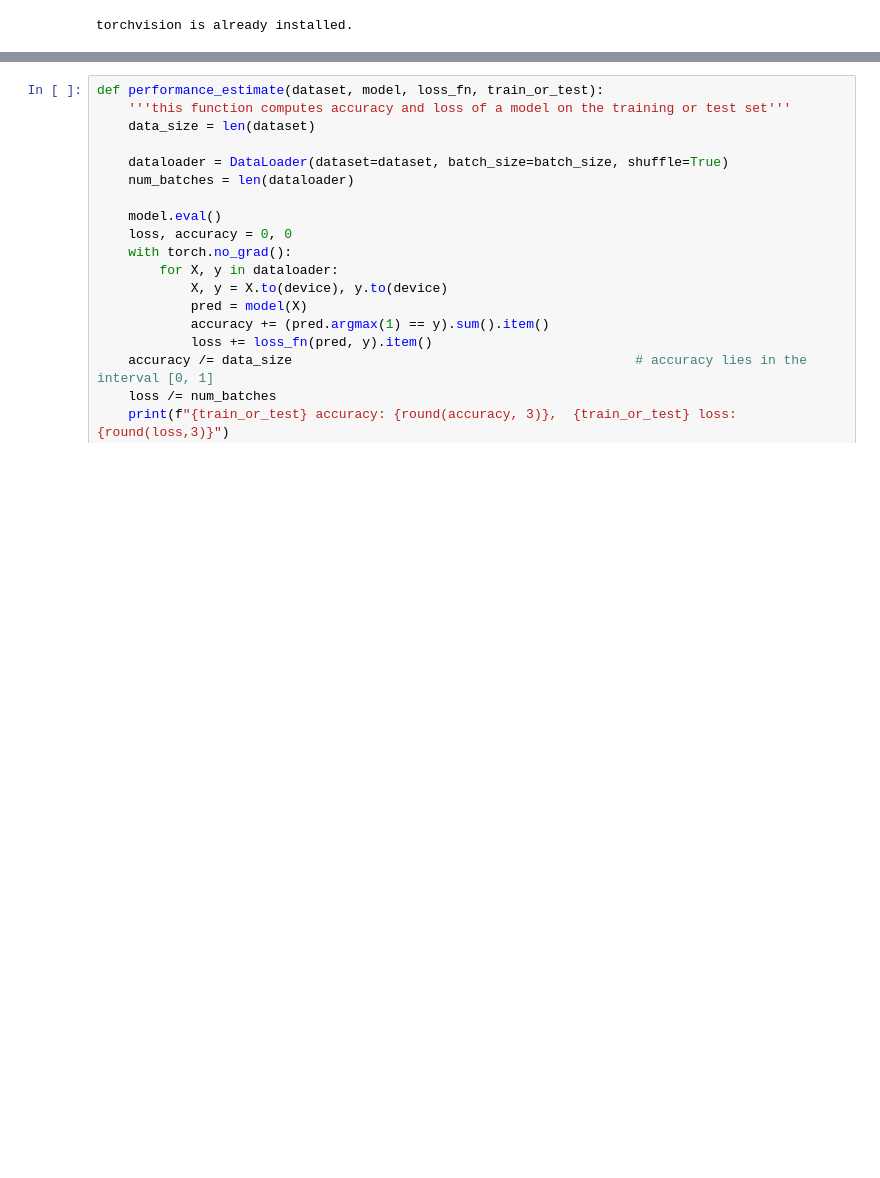
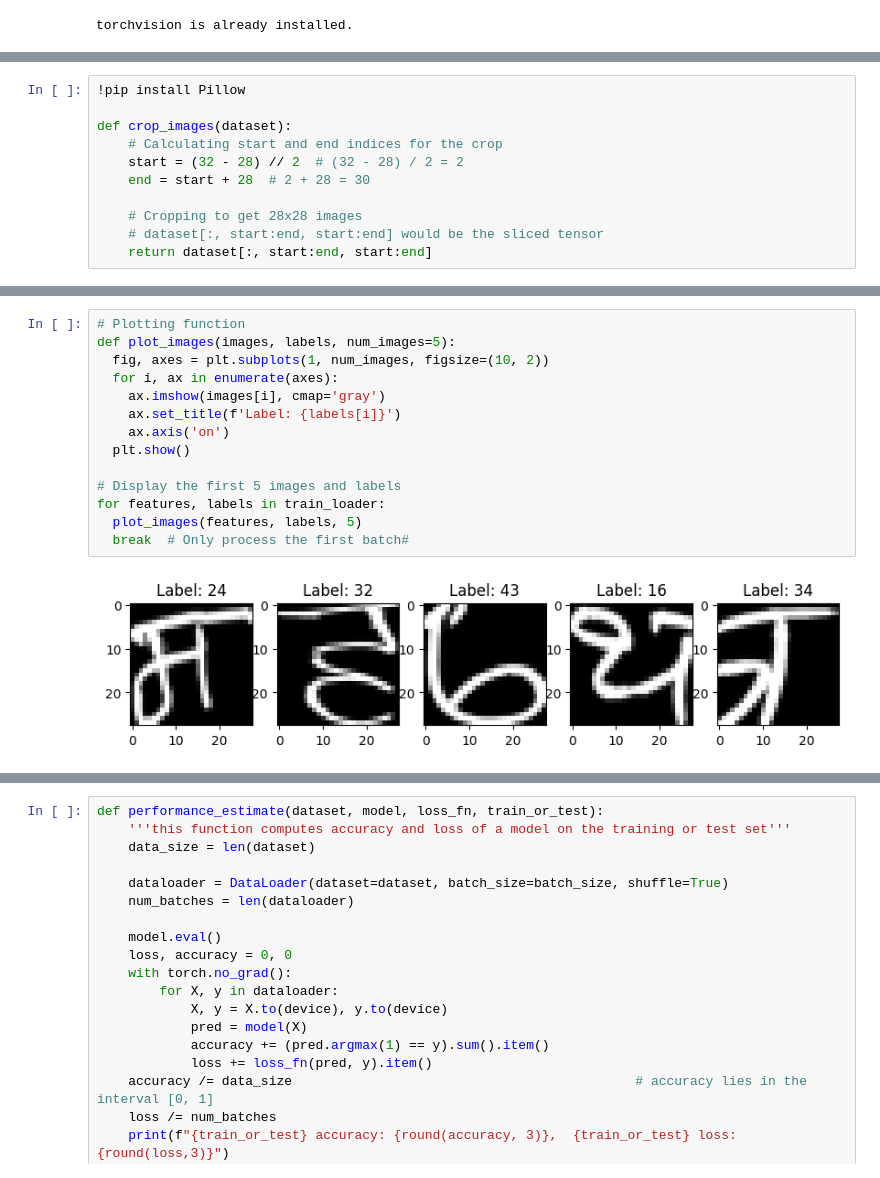
Before and after one commit to ashishar/q_character, a Jupyter notebook: Devanagari_with_qnn.ipynb, the cells around one changed output, grey strips where cells are left out. Saved outputs shown, nothing was run; the diff lists cells and outputs as text; blank space fills up the shorter version.

```diff
--- a/Devanagari_with_qnn.ipynb
+++ b/Devanagari_with_qnn.ipynb
@@ -200,0 +72,11 @@ print(f'(x_min, x_max) =  {x.min().item(), round(x.max().item(), 3)}')
+# %%
+!pip install Pillow
+
+def crop_images(dataset):
+    # Calculating start and end indices for the crop
+    start = (32 - 28) // 2  # (32 - 28) / 2 = 2
+    end = start + 28  # 2 + 28 = 30
+
+    # Cropping to get 28x28 images
+    # dataset[:, start:end, start:end] would be the sliced tensor
+    return dataset[:, start:end, start:end]
@@ -200,0 +188,16 @@ print(f'(x_min, x_max) =  {x.min().item(), round(x.max().item(), 3)}')
+# %%
+# Plotting function
+def plot_images(images, labels, num_images=5):
+  fig, axes = plt.subplots(1, num_images, figsize=(10, 2))
+  for i, ax in enumerate(axes):
+    ax.imshow(images[i], cmap='gray')
+    ax.set_title(f'Label: {labels[i]}')
+    ax.axis('on')
+  plt.show()
+
+# Display the first 5 images and labels
+for features, labels in train_loader:
+  plot_images(features, labels, 5)
+  break  # Only process the first batch#
+# %% [output]
+[figure, added]
```
Also changed, not shown: parts of 15 cells of this notebook.
